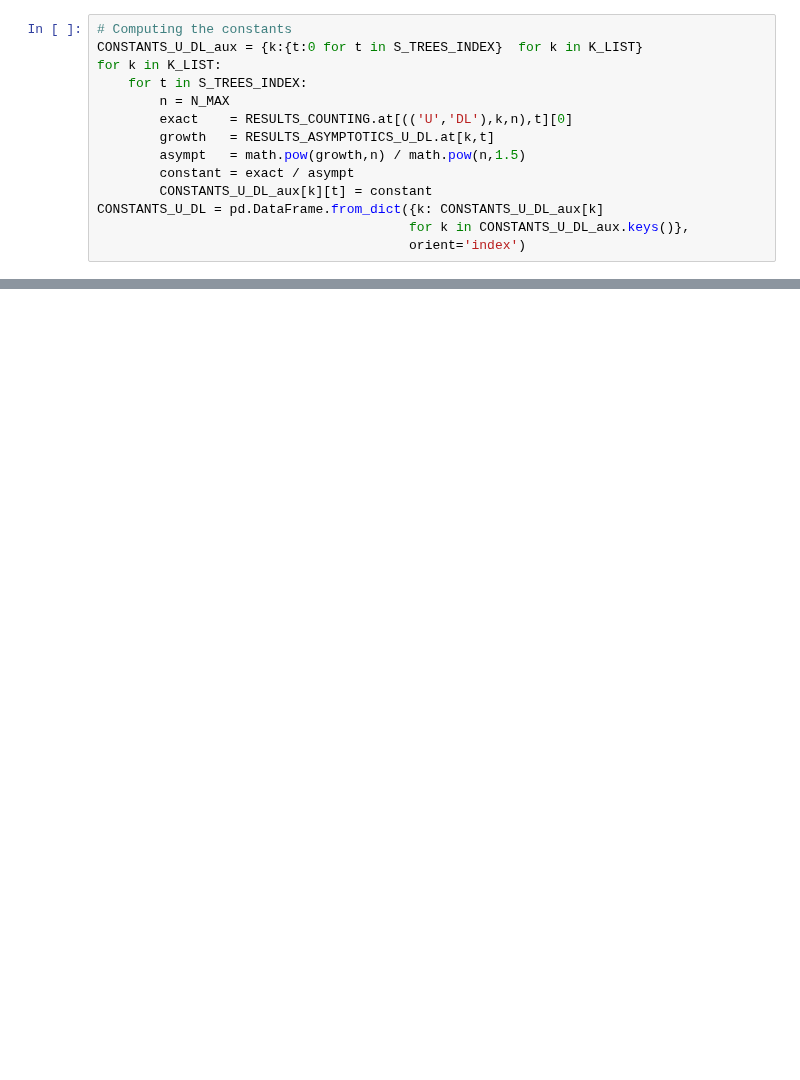
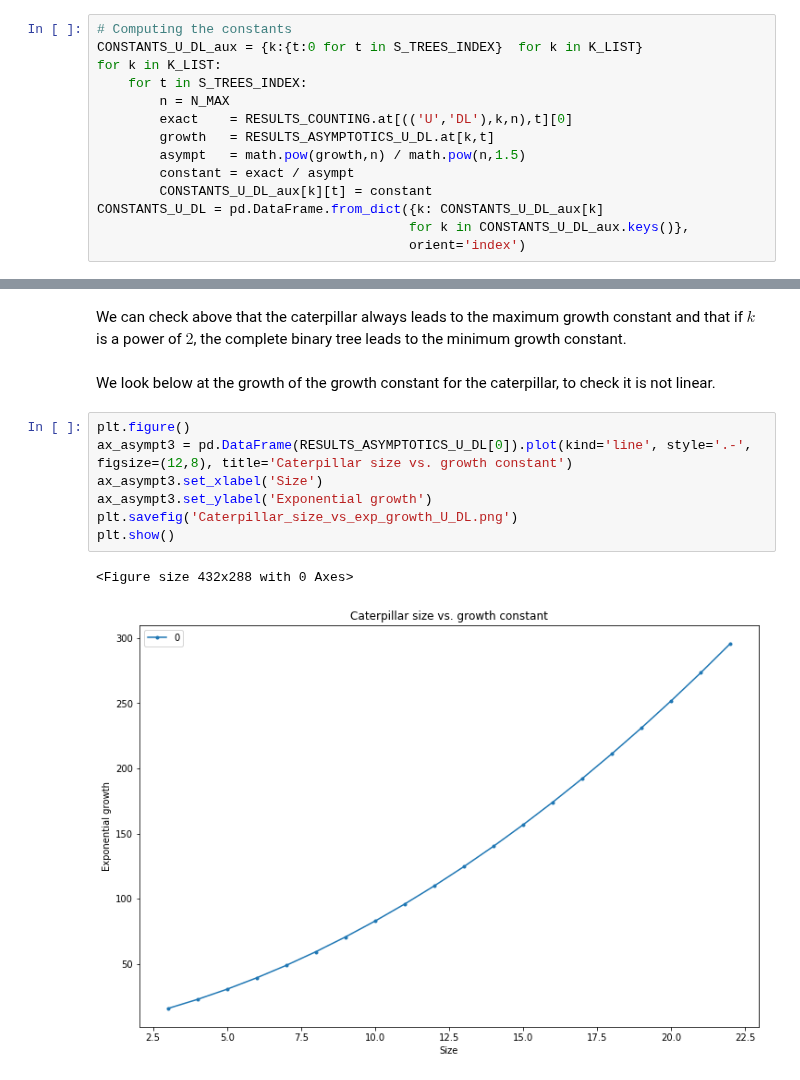
Before and after one commit to cchauve/DLT-Histories, a Jupyter notebook: doc/notebooks/Paper_figures.ipynb, the cells around one changed output, grey strips where cells are left out. Drawn from its saved outputs; the diff is of its cells as text; blank space fills up the shorter version.

```diff
--- a/doc/notebooks/Paper_figures.ipynb
+++ b/doc/notebooks/Paper_figures.ipynb
@@ -309,0 +207,14 @@ plt.show()
+# %% [markdown]
+We can check above that the caterpillar always leads to the maximum growth constant and that if $k$ is a power of $2$, the complete binary tree leads to the minimum growth constant.
+# %% [markdown]
+We look below at the growth of the growth constant for the caterpillar, to check it is not linear.
+# %%
+plt.figure()
+ax_asympt3 = pd.DataFrame(RESULTS_ASYMPTOTICS_U_DL[0]).plot(kind='line', style='.-', figsize=(12,8), title='Caterpillar size vs. growth constant')
+ax_asympt3.set_xlabel('Size')
+ax_asympt3.set_ylabel('Exponential growth')
+plt.savefig('Caterpillar_size_vs_exp_growth_U_DL.png')
+plt.show()
+# %% [output]
+<Figure size 432x288 with 0 Axes>
+[figure, added]
```
Also changed, not shown: parts of 47 cells of this notebook.
